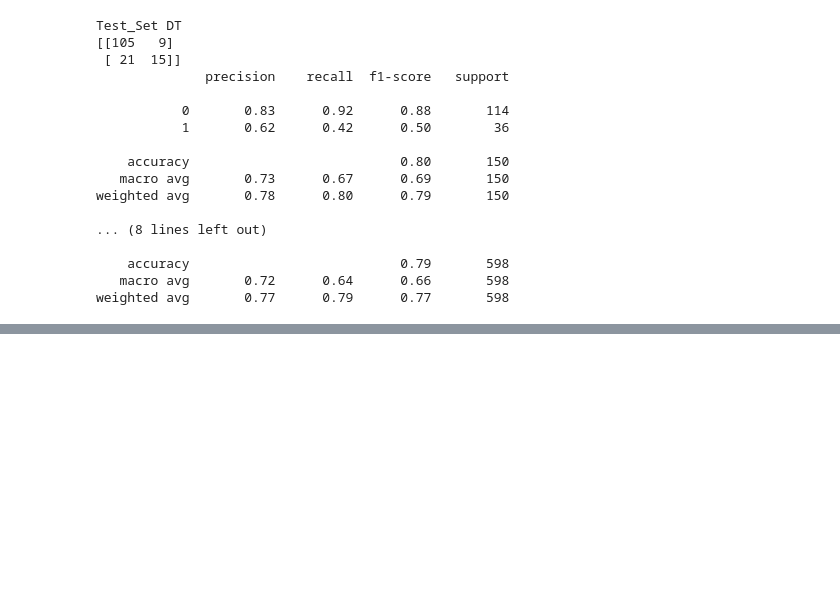
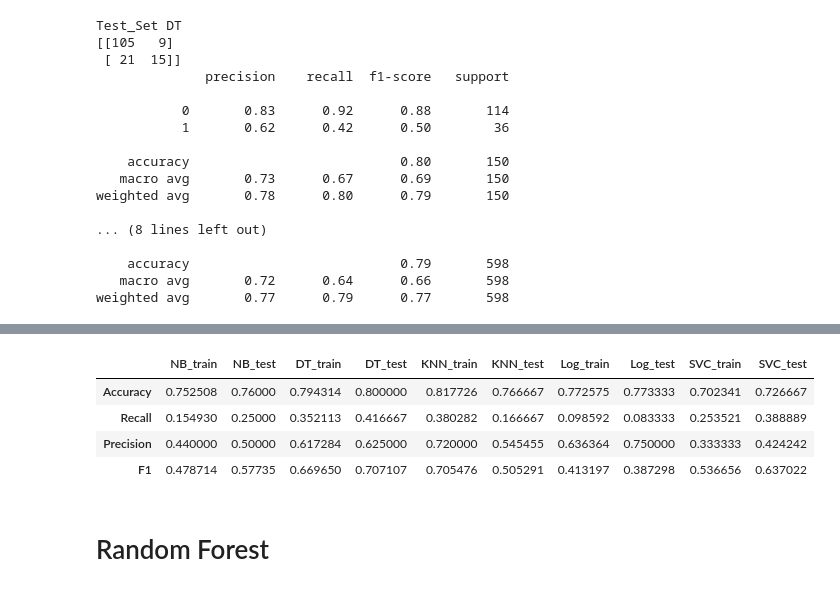
Before and after one commit to veyselaytekin1/exercises, a Jupyter notebook: machine_learning/Dojo-Projects/bloodTransfusion.ipynb, the cells around one changed output, grey strips where cells are left out. Saved outputs shown, nothing was run; the diff lists cells and outputs as text; code cells hidden in the pictures; blank space fills up the shorter version.

```diff
--- a/machine_learning/Dojo-Projects/bloodTransfusion.ipynb
+++ b/machine_learning/Dojo-Projects/bloodTransfusion.ipynb
@@ -1014,0 +1187,8 @@ dt_df = fonks.
+# %%
+log_acc = fonks.get_acc_score(y_test, log_pred)
+log_f1 = fonks.get_f1_score(y_test, log_pred)
+log_recall = fonks.get_recall(y_test, log_pred)
+log_rocauc = fonks.get_roc_auc(y_test, log_pred)
+
+log_df = fonks.train_test_df(y_train, log_train_pred, y_test, log_pred, 'Log')
+log_df
@@ -1014,0 +1201,3 @@ dt_df = fonks.
+# %%
+all_df = pd.concat([all_df, log_df], axis = 1)
+all_df
@@ -1014,0 +1231,11 @@ dt_df = fonks.
+# %%
+from sklearn.svm import SVC
+
+svc = SVC(kernel = 'linear', gamma='scale', C = 0.01, degree=2, max_iter=10000)
+# svc = svc_grid.best_estimator_
+svc.fit(X_train, y_train)
+
+svc_train_pred = svc.predict(X_train)
+svc_pred = svc.predict(X_test)
+
+fonks.simple_scores(y_train, svc_train_pred, y_test, svc_pred, 'SVC')
@@ -1014,0 +1274,8 @@ dt_df = fonks.
+# %%
+svc_acc = fonks.get_acc_score(y_test, svc_pred)
+svc_f1 = fonks.get_f1_score(y_test, svc_pred)
+svc_recall = fonks.get_recall(y_test, svc_pred)
+svc_rocauc = fonks.get_roc_auc(y_test, svc_pred)
+
+svc_df = fonks.train_test_df(y_train, svc_train_pred, y_test, svc_pred, 'SVC')
+svc_df
@@ -1014,0 +1288,11 @@ dt_df = fonks.
+# %%
+all_df = pd.concat([all_df, svc_df], axis =1)
+all_df
+# %% [output]
+|  | NB_train | NB_test | DT_train | DT_test | KNN_train | KNN_test | Log_train | Log_test | SVC_train | SVC_test |
+| Accuracy | 0.752508 | 0.76000 | 0.794314 | 0.800000 | 0.817726 | 0.766667 | 0.772575 | 0.773333 | 0.702341 | 0.726667 |
+| Recall | 0.154930 | 0.25000 | 0.352113 | 0.416667 | 0.380282 | 0.166667 | 0.098592 | 0.083333 | 0.253521 | 0.388889 |
+| Precision | 0.440000 | 0.50000 | 0.617284 | 0.625000 | 0.720000 | 0.545455 | 0.636364 | 0.750000 | 0.333333 | 0.424242 |
+| F1 | 0.478714 | 0.57735 | 0.669650 | 0.707107 | 0.705476 | 0.505291 | 0.413197 | 0.387298 | 0.536656 | 0.637022 |
+# %% [markdown]
+# Random Forest
```
Also changed, not shown: parts of 32 cells of this notebook.
